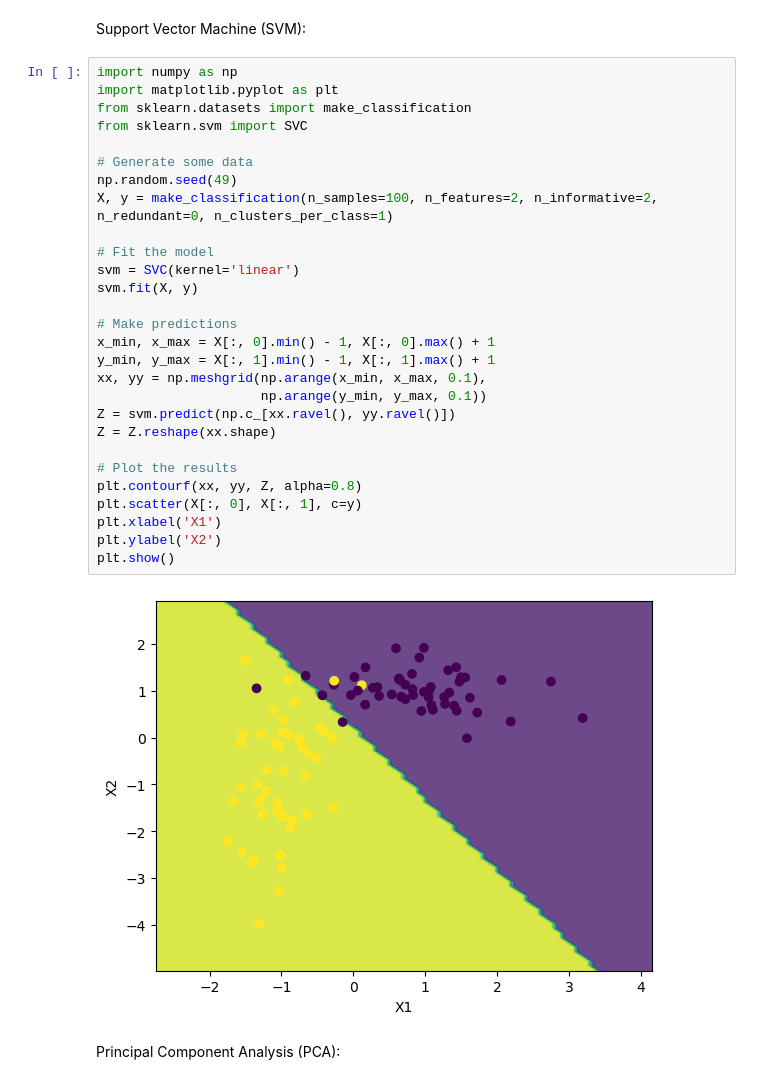
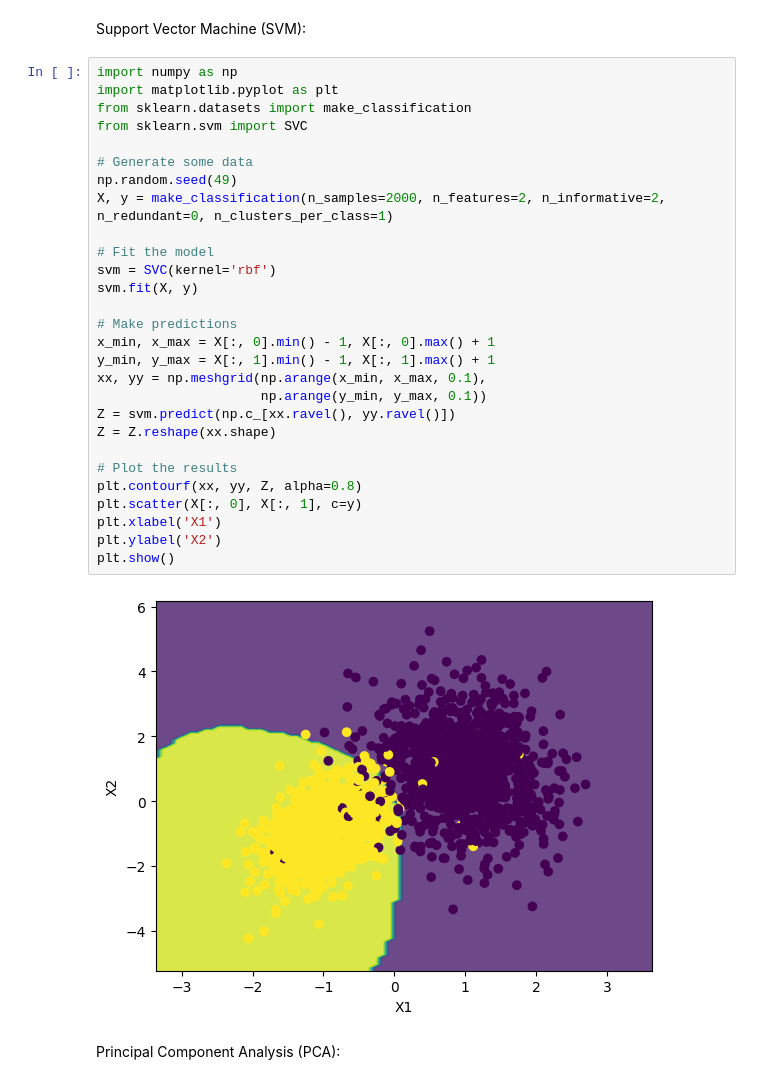
Before and after one commit to momova97/EAI6000, a Jupyter notebook: m05_handson_machinelearning (1).ipynb, the cells around one changed output. Cells and saved outputs as stored; diff of their text form.

```diff
--- a/m05_handson_machinelearning (1).ipynb
+++ b/m05_handson_machinelearning (1).ipynb
@@ -132,33 +132,33 @@ Support Vector Machine (SVM):
 # %%
 import numpy as np
 import matplotlib.pyplot as plt
 from sklearn.datasets import make_classification
 from sklearn.svm import SVC
 
 # Generate some data
 np.random.seed(49)
-X, y = make_classification(n_samples=100, n_features=2, n_informative=2, n_redundant=0, n_clusters_per_class=1)
+X, y = make_classification(n_samples=2000, n_features=2, n_informative=2, n_redundant=0, n_clusters_per_class=1)
 
 # Fit the model
-svm = SVC(kernel='linear')
+svm = SVC(kernel='rbf')
 svm.fit(X, y)
 
 # Make predictions
 x_min, x_max = X[:, 0].min() - 1, X[:, 0].max() + 1
 y_min, y_max = X[:, 1].min() - 1, X[:, 1].max() + 1
 xx, yy = np.meshgrid(np.arange(x_min, x_max, 0.1),
                      np.arange(y_min, y_max, 0.1))
 Z = svm.predict(np.c_[xx.ravel(), yy.ravel()])
 Z = Z.reshape(xx.shape)
 
 # Plot the results
 plt.contourf(xx, yy, Z, alpha=0.8)
 plt.scatter(X[:, 0], X[:, 1], c=y)
 plt.xlabel('X1')
 plt.ylabel('X2')
 plt.show()
 # %% [output]
-[figure, old version]
+[figure, new version]
 # %% [markdown]
 Principal Component Analysis (PCA):
 # %%
```
Also changed, not shown: parts of 3 cells of this notebook.
